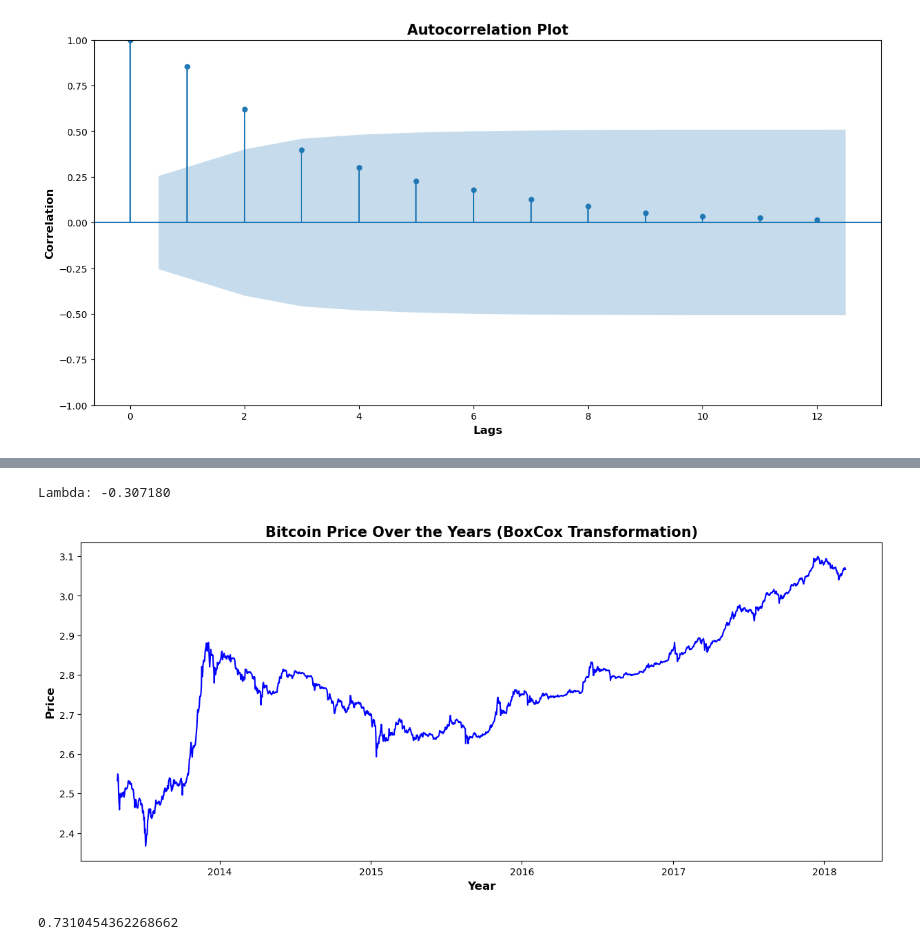
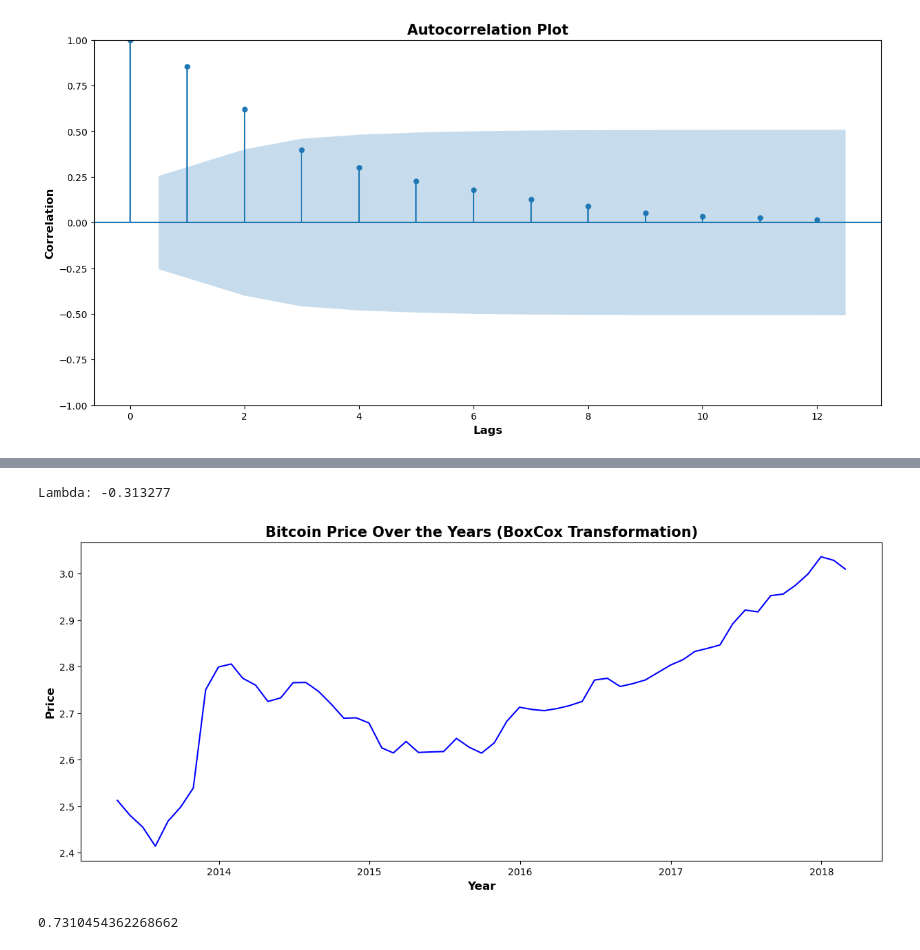
Before and after one commit to alliajagbe/crypto-prediction, a Jupyter notebook: crypto.ipynb, the cells around one changed output, grey strips where cells are left out. Saved outputs shown, nothing was run; the diff lists cells and outputs as text; code cells hidden in the pictures.

```diff
--- a/crypto.ipynb
+++ b/crypto.ipynb
@@ -104,17 +104,17 @@ plt.show()
 # %%
 # removing seasonality with boxcox transformation
-btc['close_boxcox'], lam = stats.boxcox(btc['close'])
+btc_month['close_boxcox'], lam = stats.boxcox(btc_month['close'])
 
 print('Lambda: %f' % lam)
 plt.figure(figsize=(15,6))
-plt.plot(btc['close_boxcox'], color='blue')
+plt.plot(btc_month['close_boxcox'], color='blue')
 plt.xlabel('Year', fontsize=12, fontweight='bold')
 plt.ylabel('Price', fontsize=12, fontweight='bold')
 plt.title('Bitcoin Price Over the Years (BoxCox Transformation)', fontsize=15, fontweight='bold')
 plt.show()
 # %% [output]
-Lambda: -0.307180
+Lambda: -0.313277
-[figure, old version]
+[figure, new version]
 # %%
 adfuller(btc['close_boxcox'])[1]
 # %% [output]
```
Also changed, not shown: parts of 1 cell of this notebook.
